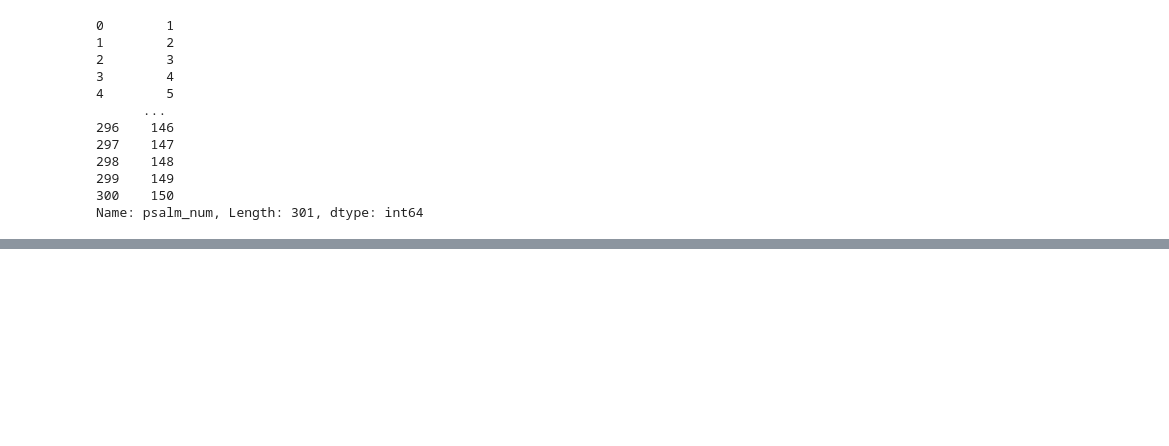
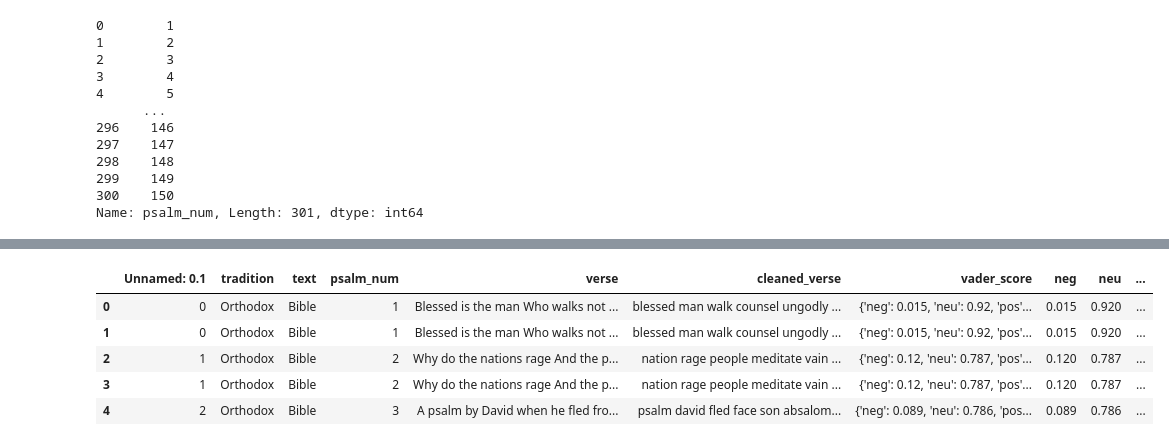
Before and after one commit to cwc09262/psalms-text-comparison, a Jupyter notebook: ml_work/data_curation.ipynb, the cells around one changed output, grey strips where cells are left out. Drawn from its saved outputs; the diff is of its cells as text; code cells hidden in the pictures; blank space fills up the shorter version.

```diff
--- a/ml_work/data_curation.ipynb
+++ b/ml_work/data_curation.ipynb
@@ -179,0 +188,11 @@ dtype: object
+# %%
+# cleaning up column names
+psalms.columns = psalms.columns.str.replace('sentim_', '', regex=True)
+psalms.head()
+# %% [output]
+|  | Unnamed: 0.1 | tradition | text | psalm_num | verse | cleaned_verse | vader_score | neg | neu | ... |
+| 0 | 0 | Orthodox | Bible | 1 | Blessed is the man Who walks not ... | blessed man walk counsel ungodly ... | {'neg': 0.015, 'neu': 0.92, 'pos'... | 0.015 | 0.920 | ... |
+| 1 | 0 | Orthodox | Bible | 1 | Blessed is the man Who walks not ... | blessed man walk counsel ungodly ... | {'neg': 0.015, 'neu': 0.92, 'pos'... | 0.015 | 0.920 | ... |
+| 2 | 1 | Orthodox | Bible | 2 | Why do the nations rage And the p... | nation rage people meditate vain ... | {'neg': 0.12, 'neu': 0.787, 'pos'... | 0.120 | 0.787 | ... |
+| 3 | 1 | Orthodox | Bible | 2 | Why do the nations rage And the p... | nation rage people meditate vain ... | {'neg': 0.12, 'neu': 0.787, 'pos'... | 0.120 | 0.787 | ... |
+| 4 | 2 | Orthodox | Bible | 3 | A psalm by David when he fled fro... | psalm david fled face son absalom... | {'neg': 0.089, 'neu': 0.786, 'pos... | 0.089 | 0.786 | ... |
```
Also changed, not shown: parts of 5 cells of this notebook.
